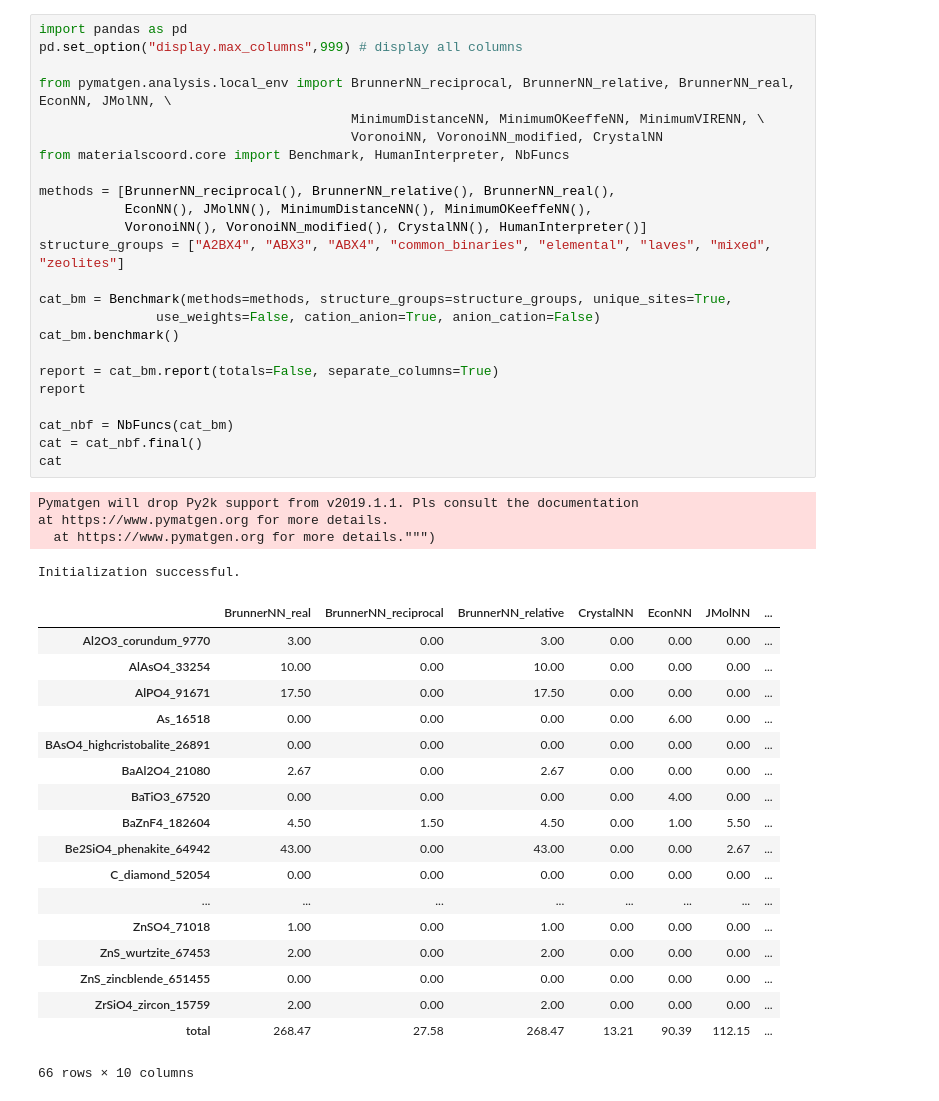
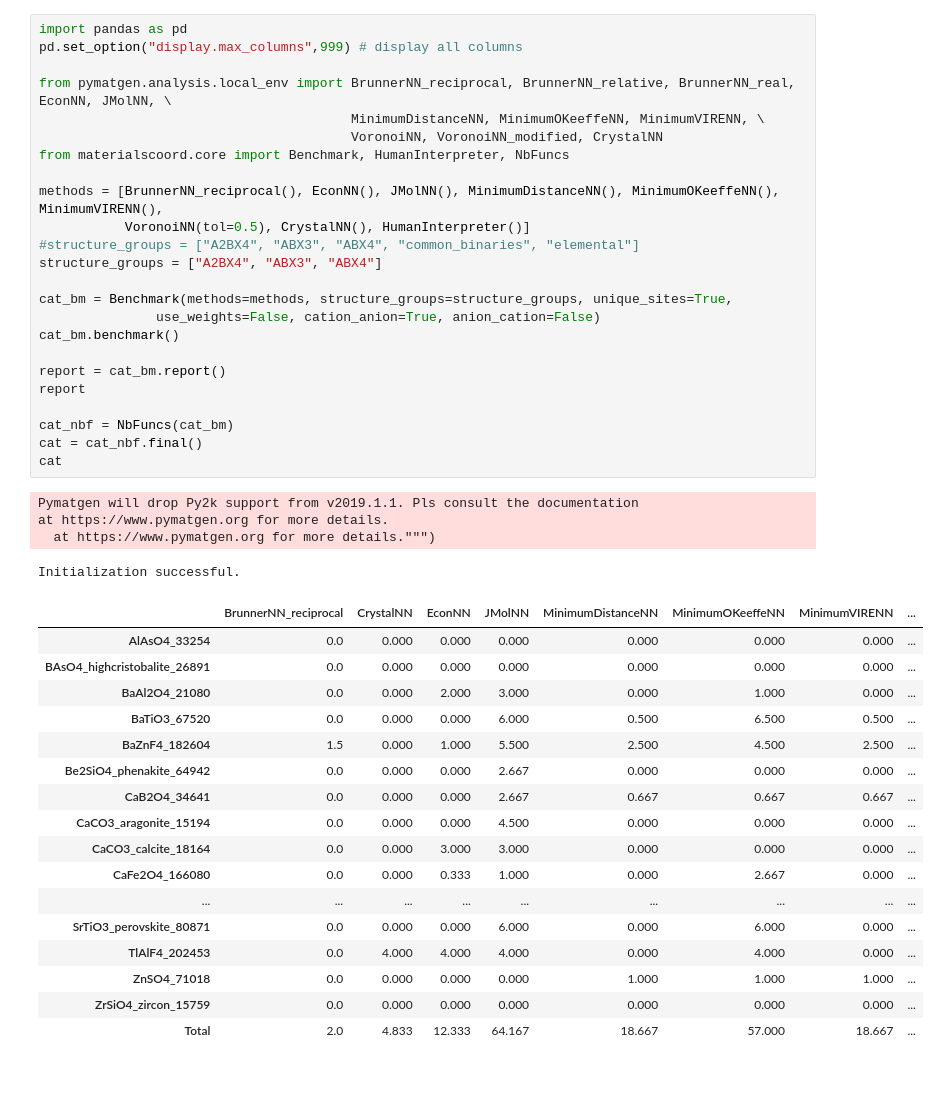
Before and after one commit to hackingmaterials/materials-coord, a Jupyter notebook: examples/all_interactions.ipynb, the cells around one changed output. Cells and saved outputs as stored; diff of their text form.

```diff
--- a/examples/all_interactions.ipynb
+++ b/examples/all_interactions.ipynb
@@ -1,50 +1,49 @@
 # %%
 import pandas as pd
 pd.set_option("display.max_columns",999) # display all columns
 
 from pymatgen.analysis.local_env import BrunnerNN_reciprocal, BrunnerNN_relative, BrunnerNN_real, EconNN, JMolNN, \
                                         MinimumDistanceNN, MinimumOKeeffeNN, MinimumVIRENN, \
                                         VoronoiNN, VoronoiNN_modified, CrystalNN
 from materialscoord.core import Benchmark, HumanInterpreter, NbFuncs
 
-methods = [BrunnerNN_reciprocal(), BrunnerNN_relative(), BrunnerNN_real(),
-           EconNN(), JMolNN(), MinimumDistanceNN(), MinimumOKeeffeNN(),
-           VoronoiNN(), VoronoiNN_modified(), CrystalNN(), HumanInterpreter()]
-structure_groups = ["A2BX4", "ABX3", "ABX4", "common_binaries", "elemental", "laves", "mixed", "zeolites"]
+methods = [BrunnerNN_reciprocal(), EconNN(), JMolNN(), MinimumDistanceNN(), MinimumOKeeffeNN(), MinimumVIRENN(),
+           VoronoiNN(tol=0.5), CrystalNN(), HumanInterpreter()]
+#structure_groups = ["A2BX4", "ABX3", "ABX4", "common_binaries", "elemental"]
+structure_groups = ["A2BX4", "ABX3", "ABX4"]
 
 cat_bm = Benchmark(methods=methods, structure_groups=structure_groups, unique_sites=True,
                use_weights=False, cation_anion=True, anion_cation=False)
 cat_bm.benchmark()
 
-report = cat_bm.report(totals=False, separate_columns=True)
+report = cat_bm.report()
 report
 
 cat_nbf = NbFuncs(cat_bm)
 cat = cat_nbf.final()
 cat
 # %% [output]
 Pymatgen will drop Py2k support from v2019.1.1. Pls consult the documentation
 at https://www.pymatgen.org for more details.
   at https://www.pymatgen.org for more details.""")
 Initialization successful.
-|  | BrunnerNN_real | BrunnerNN_reciprocal | BrunnerNN_relative | CrystalNN | EconNN | JMolNN | ... |
-| Al2O3_corundum_9770 | 3.00 | 0.00 | 3.00 | 0.00 | 0.00 | 0.00 | ... |
-| AlAsO4_33254 | 10.00 | 0.00 | 10.00 | 0.00 | 0.00 | 0.00 | ... |
-| AlPO4_91671 | 17.50 | 0.00 | 17.50 | 0.00 | 0.00 | 0.00 | ... |
-| As_16518 | 0.00 | 0.00 | 0.00 | 0.00 | 6.00 | 0.00 | ... |
-| BAsO4_highcristobalite_26891 | 0.00 | 0.00 | 0.00 | 0.00 | 0.00 | 0.00 | ... |
-| BaAl2O4_21080 | 2.67 | 0.00 | 2.67 | 0.00 | 0.00 | 0.00 | ... |
-| BaTiO3_67520 | 0.00 | 0.00 | 0.00 | 0.00 | 4.00 | 0.00 | ... |
-| BaZnF4_182604 | 4.50 | 1.50 | 4.50 | 0.00 | 1.00 | 5.50 | ... |
-| Be2SiO4_phenakite_64942 | 43.00 | 0.00 | 43.00 | 0.00 | 0.00 | 2.67 | ... |
-| C_diamond_52054 | 0.00 | 0.00 | 0.00 | 0.00 | 0.00 | 0.00 | ... |
-| ... | ... | ... | ... | ... | ... | ... | ... |
-| ZnSO4_71018 | 1.00 | 0.00 | 1.00 | 0.00 | 0.00 | 0.00 | ... |
-| ZnS_wurtzite_67453 | 2.00 | 0.00 | 2.00 | 0.00 | 0.00 | 0.00 | ... |
-| ZnS_zincblende_651455 | 0.00 | 0.00 | 0.00 | 0.00 | 0.00 | 0.00 | ... |
-| ZrSiO4_zircon_15759 | 2.00 | 0.00 | 2.00 | 0.00 | 0.00 | 0.00 | ... |
-| total | 268.47 | 27.58 | 268.47 | 13.21 | 90.39 | 112.15 | ... |
+|  | BrunnerNN_reciprocal | CrystalNN | EconNN | JMolNN | MinimumDistanceNN | MinimumOKeeffeNN | MinimumVIRENN | ... |
+| AlAsO4_33254 | 0.0 | 0.000 | 0.000 | 0.000 | 0.000 | 0.000 | 0.000 | ... |
+| BAsO4_highcristobalite_26891 | 0.0 | 0.000 | 0.000 | 0.000 | 0.000 | 0.000 | 0.000 | ... |
+| BaAl2O4_21080 | 0.0 | 0.000 | 2.000 | 3.000 | 0.000 | 1.000 | 0.000 | ... |
+| BaTiO3_67520 | 0.0 | 0.000 | 0.000 | 6.000 | 0.500 | 6.500 | 0.500 | ... |
+| BaZnF4_182604 | 1.5 | 0.000 | 1.000 | 5.500 | 2.500 | 4.500 | 2.500 | ... |
+| Be2SiO4_phenakite_64942 | 0.0 | 0.000 | 0.000 | 2.667 | 0.000 | 0.000 | 0.000 | ... |
+| CaB2O4_34641 | 0.0 | 0.000 | 0.000 | 2.667 | 0.667 | 0.667 | 0.667 | ... |
+| CaCO3_aragonite_15194 | 0.0 | 0.000 | 0.000 | 4.500 | 0.000 | 0.000 | 0.000 | ... |
+| CaCO3_calcite_18164 | 0.0 | 0.000 | 3.000 | 3.000 | 0.000 | 0.000 | 0.000 | ... |
+| CaFe2O4_166080 | 0.0 | 0.000 | 0.333 | 1.000 | 0.000 | 2.667 | 0.000 | ... |
+| ... | ... | ... | ... | ... | ... | ... | ... | ... |
+| SrTiO3_perovskite_80871 | 0.0 | 0.000 | 0.000 | 6.000 | 0.000 | 6.000 | 0.000 | ... |
+| TlAlF4_202453 | 0.0 | 4.000 | 4.000 | 4.000 | 0.000 | 4.000 | 0.000 | ... |
+| ZnSO4_71018 | 0.0 | 0.000 | 0.000 | 0.000 | 1.000 | 1.000 | 1.000 | ... |
+| ZrSiO4_zircon_15759 | 0.0 | 0.000 | 0.000 | 0.000 | 0.000 | 0.000 | 0.000 | ... |
+| Total | 2.0 | 4.833 | 12.333 | 64.167 | 18.667 | 57.000 | 18.667 | ... |
-66 rows × 10 columns
 # %%
 an_bm = Benchmark(methods=methods, structure_groups=structure_groups, unique_sites=True,
                use_weights=False, cation_anion=False, anion_cation=True)
```
Also changed, not shown: parts of 3 cells of this notebook, 28 other files.
